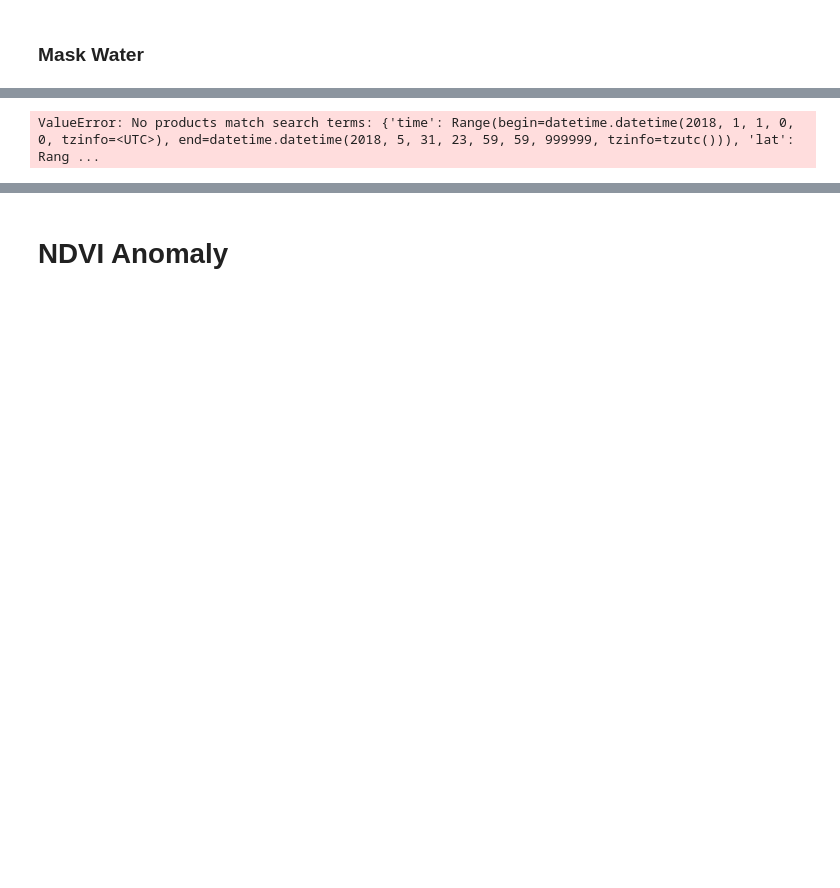
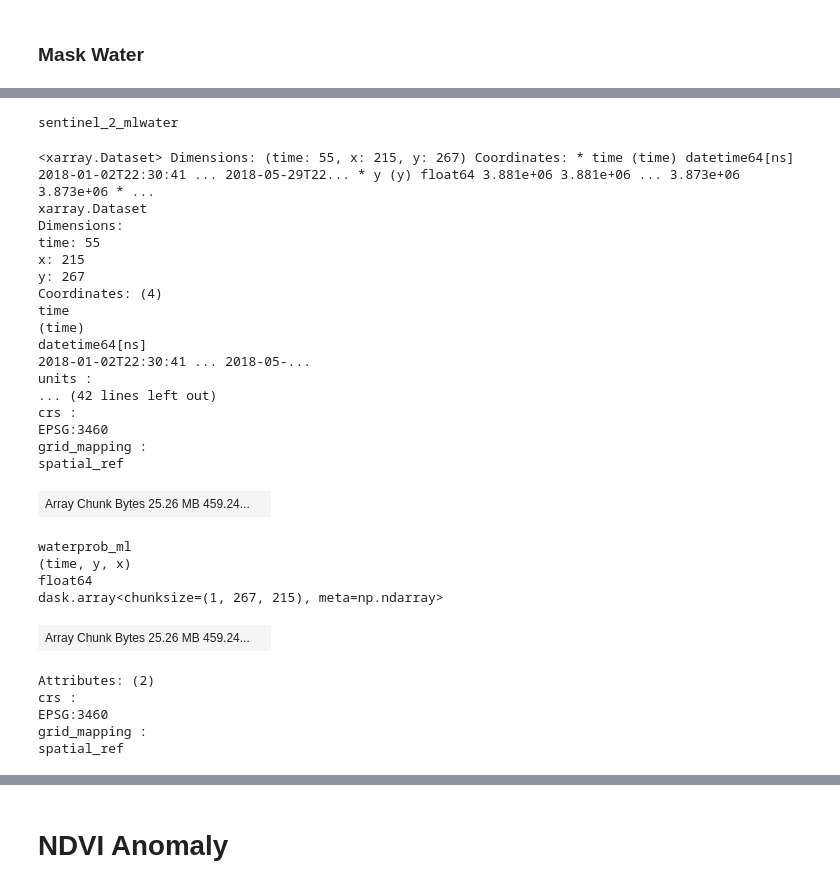
Before and after one commit to SatelliteApplicationsCatapult/odc-hub, a Jupyter notebook: todeploy/NDVIAnomaly.ipynb, the cells around one changed output, grey strips where cells are left out. Cells and saved outputs as stored; diff of their text form; code cells hidden in the pictures; blank space fills up the shorter version.

```diff
--- a/todeploy/NDVIAnomaly.ipynb
+++ b/todeploy/NDVIAnomaly.ipynb
@@ -427,2 +479,39 @@ Data variables:
+# %%
+def loadWaterMask(productInput, time_period):
+    if productInput in ["sentinel_2_mlwater", "landsat_8_mlwater", "landsat_7_mlwater", "landsat_5_mlwater"]:
+        water_scenes = dc.load(product=productInput,
+                               measurements = ["water_ml", "waterprob_ml"],
+                               time = time_period,
+                               **query)
+        if is_dataset_empty(water_scenes):
+            print(productInput, 'is empty')
+        #change clouds to no data value
+        else:
+            water_classes = water_scenes.where(water_scenes >= 0)
+            good_quality_water = (
+               (water_scenes.water_ml >= 0) & # no data
+                (
+                 (water_scenes.waterprob_ml <= 5) |
+                    (water_scenes.waterprob_ml >= 100-5)
+                )
+                )
+            water_classes = water_scenes.where(good_quality_water)
+            water_classes['waterprob_ml'] = (100-water_classes['waterprob_ml']) # assign nodata vals consistent w/ other prods
+            product_data = water_classes
+    elif productInput in ["landsat_4_wofs"]:
+        water_scenes = dc.load(product=productInput,
+                               measurements = ["water_wofs"],
+                               time = time_period,
+                                   **query)
+        if is_dataset_empty(water_scenes):
+            print(productInput, 'is empty')
+        else:
+            water_classes1 = water_scenes.where(water_scenes != -9999)
+            water_classes1['water_ml'] = water_classes1['water_wofs']
+            water_classes = water_classes1.drop(['water_wofs'])
+            product_data = water_classes
+    else:
+        print('invalid platform')
+    return product_data
 # %% [markdown]
 def loadWaterMask(productInput, time_period):
@@ -505,7 +562,40 @@ def loadWaterMask(inputData, productInput, time_period):
+# %%
+print(baseline_water_product)
+# %% [output]
+sentinel_2_mlwater
 # %%
-water_scenes_baseline = loadWaterMask(baseline_composite, baseline_water_product, baseline_time_period)
-water_scenes_analysis = loadWaterMask(analysis_composite, analysis_water_product, analysis_time_period)
+water_scenes_baseline = loadWaterMask(baseline_water_product, baseline_time_period)
+water_scenes_analysis = loadWaterMask(analysis_water_product, analysis_time_period)
-# %% [output]
-ValueError: No products match search terms: {'time': Range(begin=datetime.datetime(2018, 1, 1, 0, 0, tzinfo=<UTC>), end=datetime.datetime(2018, 5, 31, 23, 59, 59, 999999, tzinfo=tzutc())), 'lat': Rang ...
+# %%
+water_scenes_baseline
+# %% [output]
+<xarray.Dataset> Dimensions: (time: 55, x: 215, y: 267) Coordinates: * time (time) datetime64[ns] 2018-01-02T22:30:41 ... 2018-05-29T22... * y (y) float64 3.881e+06 3.881e+06 ... 3.873e+06 3.873e+06 * ...
+xarray.Dataset
+Dimensions:
+time: 55
+x: 215
+y: 267
+Coordinates: (4)
+time
+(time)
+datetime64[ns]
+2018-01-02T22:30:41 ... 2018-05-...
+units :
+... (42 lines left out)
+crs :
+EPSG:3460
+grid_mapping :
+spatial_ref
+| Array Chunk Bytes 25.26 MB 459.24... |  |
+waterprob_ml
+(time, y, x)
+float64
+dask.array<chunksize=(1, 267, 215), meta=np.ndarray>
+| Array Chunk Bytes 25.26 MB 459.24... |  |
+Attributes: (2)
+crs :
+EPSG:3460
+grid_mapping :
+spatial_ref
 # %%
 %%time
```
Also changed, not shown: parts of 24 cells of this notebook.
